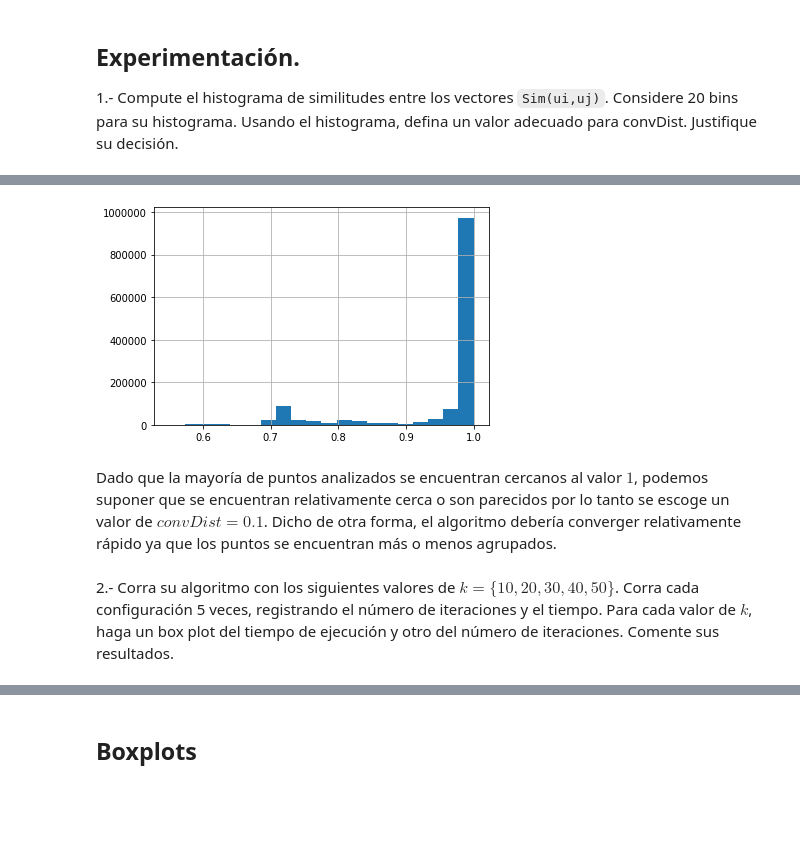
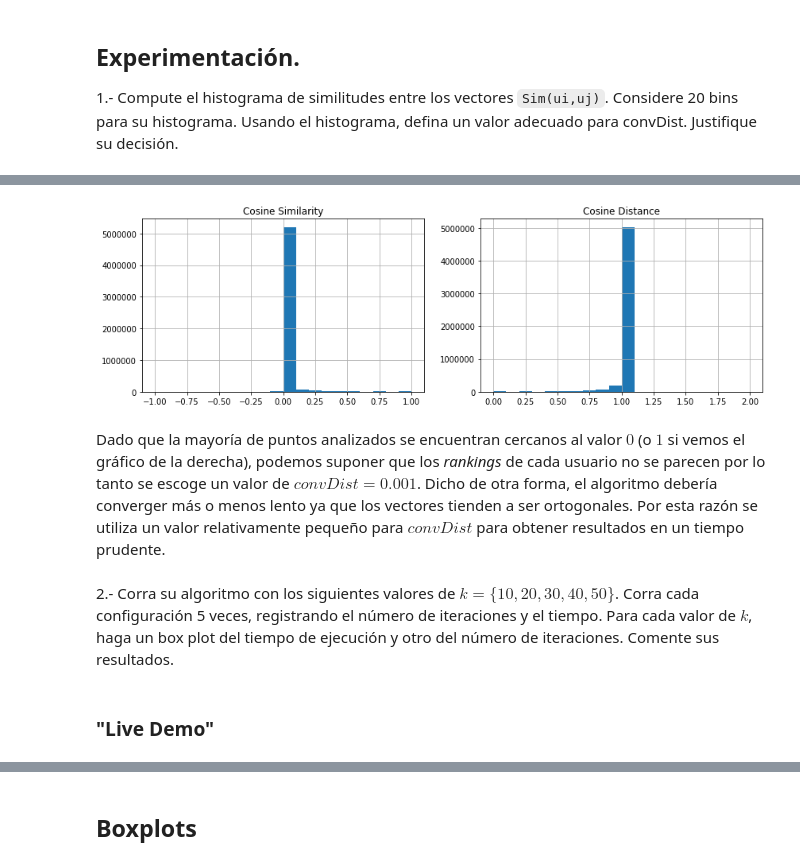
Before and after one commit to dsanmartin/INF564-HW, a Jupyter notebook: 3/SanMartinDaniel.ipynb, the cells around one changed output, grey strips where cells are left out. Saved outputs shown, nothing was run; the diff lists cells and outputs as text; code cells hidden in the pictures; blank space fills up the shorter version.

```diff
--- a/3/SanMartinDaniel.ipynb
+++ b/3/SanMartinDaniel.ipynb
@@ -95 +89,28 @@ def histogram(data):
+# %%
+def histograms(sim, dis):
+    # Remove duplicated data for symmetry of similarity/distance matrix
+    data_sim, data_dis = [], []
+    M, N = sim.shape
+    for i in range(M):
+        for j in range(i+1, N):
+            data_sim.append(sim[i, j])
+            data_dis.append(dis[i, j])
+    data_sim = np.array(data_sim)
+    data_dis = np.array(data_dis)
+
+    # Plots
+    fig = plt.figure(figsize=(14, 4))
+
+    # Similarity
+    plt.subplot(1, 2, 1)
+    plt.hist(data_sim, bins=20)
+    plt.grid(True)
+    plt.title("Cosine Similarity")
+
+    # Distance
+    plt.subplot(1, 2, 2)
+    plt.hist(data_dis, bins=20)
+    plt.grid(True)
+    plt.title("Cosine Distance")
+    plt.show()
 # %%
@@ -294,8 +332,11 @@ sim = cosine_similarity(data_12)
-# %%
-histogram(sim)
-# %% [output]
-[figure, removed]
+# %%
+sim = cosine_similarity(dr)
+dis = cosine_distances(dr)
+# %%
+histograms(sim, dis)
+# %% [output]
+[figure, added]
 # %% [markdown]
-Dado que la mayoría de puntos analizados se encuentran cercanos al valor $1$, podemos suponer que se encuentran relativamente cerca o son parecidos por lo tanto se escoge un valor de $convDist=0.1$. Dicho de otra forma, el algoritmo debería converger relativamente rápido ya que los puntos se encuentran más o menos agrupados.
+Dado que la mayoría de puntos analizados se encuentran cercanos al valor $0$ (o $1$ si vemos el gráfico de la derecha), podemos suponer que los *rankings* de cada usuario no se parecen por lo tanto se escoge un valor de $convDist=0.001$. Dicho de otra forma, el algoritmo debería converger más o menos lento ya que los vectores tienden a ser ortogonales. Por esta razón se utiliza un valor relativamente pequeño para $convDist$ para obtener resultados en un tiempo prudente.
 # %% [markdown]
 2.- Corra su algoritmo con los siguientes valores de $k = \{10, 20, 30, 40, 50\}$. Corra cada configuración 5 veces, registrando el número de iteraciones y el tiempo. Para cada valor de $k$, haga un box plot del tiempo de ejecución y otro del número de iteraciones. Comente sus resultados.
@@ -301,0 +351,2 @@ Dado que la mayoría de puntos analizados se encuentran cercanos al valor $1$, p
+# %% [markdown]
+### "Live Demo"
```
Also changed, not shown: parts of 78 cells of this notebook, 2 other files.
